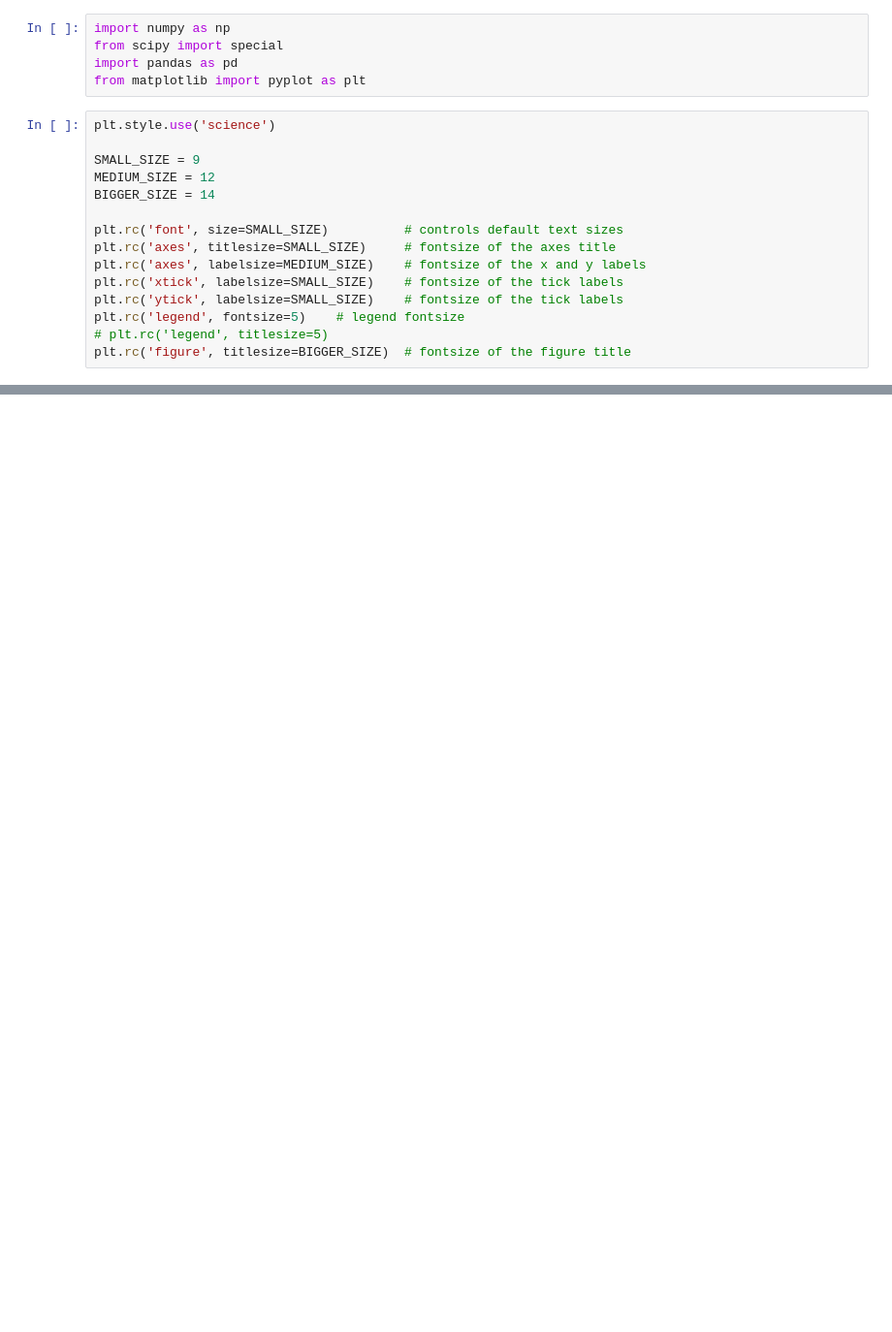
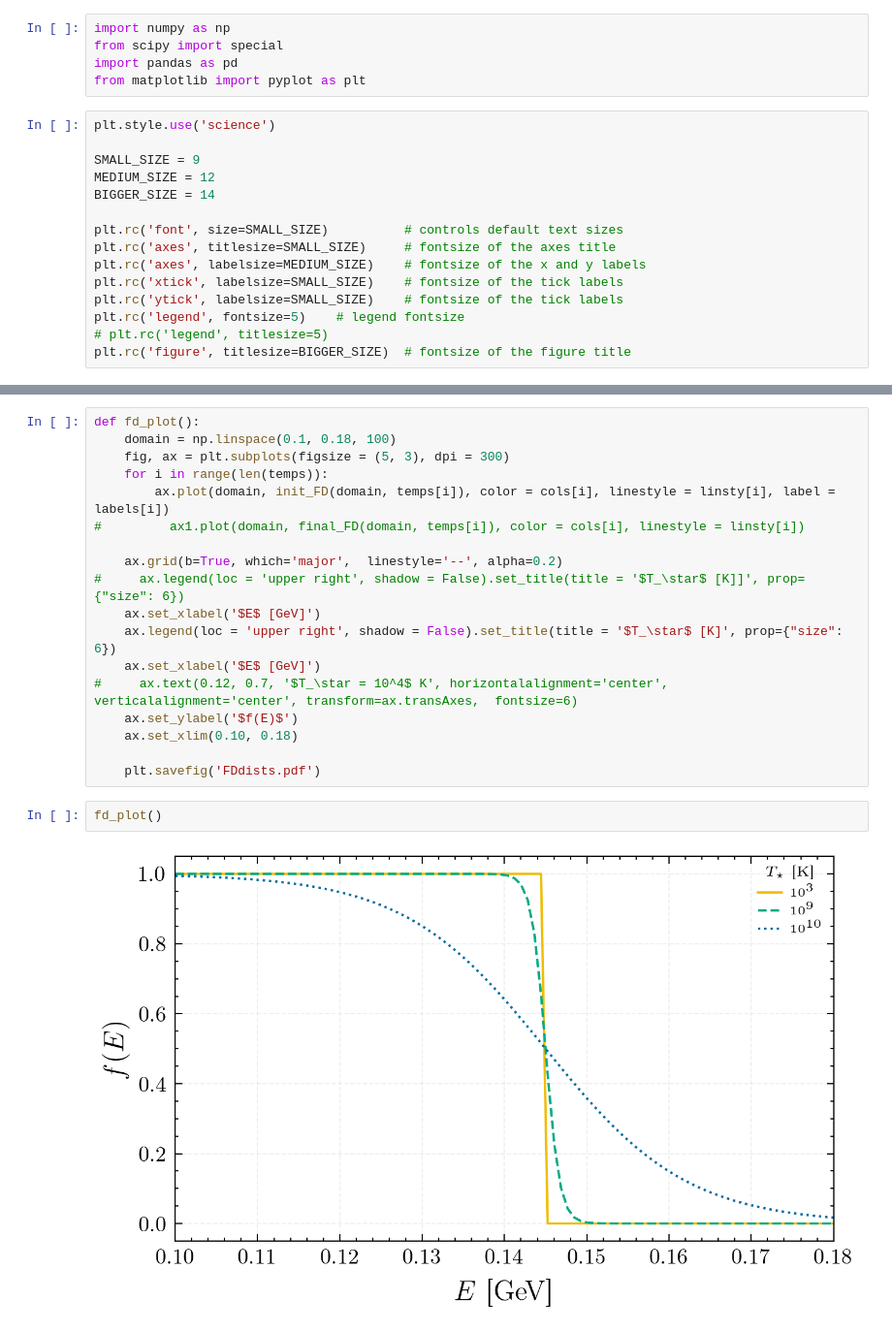
Before and after one commit to mvirgato/Masters, a Jupyter notebook: cap_rate/FDplots.ipynb, the cells around one changed output, grey strips where cells are left out. Shown: that part at 97% size. Cells and saved outputs as stored; diff of their text form; blank space fills up the shorter version.

```diff
--- a/cap_rate/FDplots.ipynb
+++ b/cap_rate/FDplots.ipynb
@@ -56,0 +83,22 @@ make_plot()
+# %%
+def fd_plot():
+    domain = np.linspace(0.1, 0.18, 100)
+    fig, ax = plt.subplots(figsize = (5, 3), dpi = 300)
+    for i in range(len(temps)):
+        ax.plot(domain, init_FD(domain, temps[i]), color = cols[i], linestyle = linsty[i], label = labels[i])
+#         ax1.plot(domain, final_FD(domain, temps[i]), color = cols[i], linestyle = linsty[i])
+
+    ax.grid(b=True, which='major',  linestyle='--', alpha=0.2)
+#     ax.legend(loc = 'upper right', shadow = False).set_title(title = '$T_\star$ [K]]', prop={"size": 6})
+    ax.set_xlabel('$E$ [GeV]')
+    ax.legend(loc = 'upper right', shadow = False).set_title(title = '$T_\star$ [K]', prop={"size": 6})
+    ax.set_xlabel('$E$ [GeV]')
+#     ax.text(0.12, 0.7, '$T_\star = 10^4$ K', horizontalalignment='center', verticalalignment='center', transform=ax.transAxes,  fontsize=6)
+    ax.set_ylabel('$f(E)$')
+    ax.set_xlim(0.10, 0.18)
+
+    plt.savefig('FDdists.pdf')
+# %%
+fd_plot()
+# %% [output]
+[figure, added]
```
Also changed, not shown: parts of 3 cells of this notebook, 6 other files.
